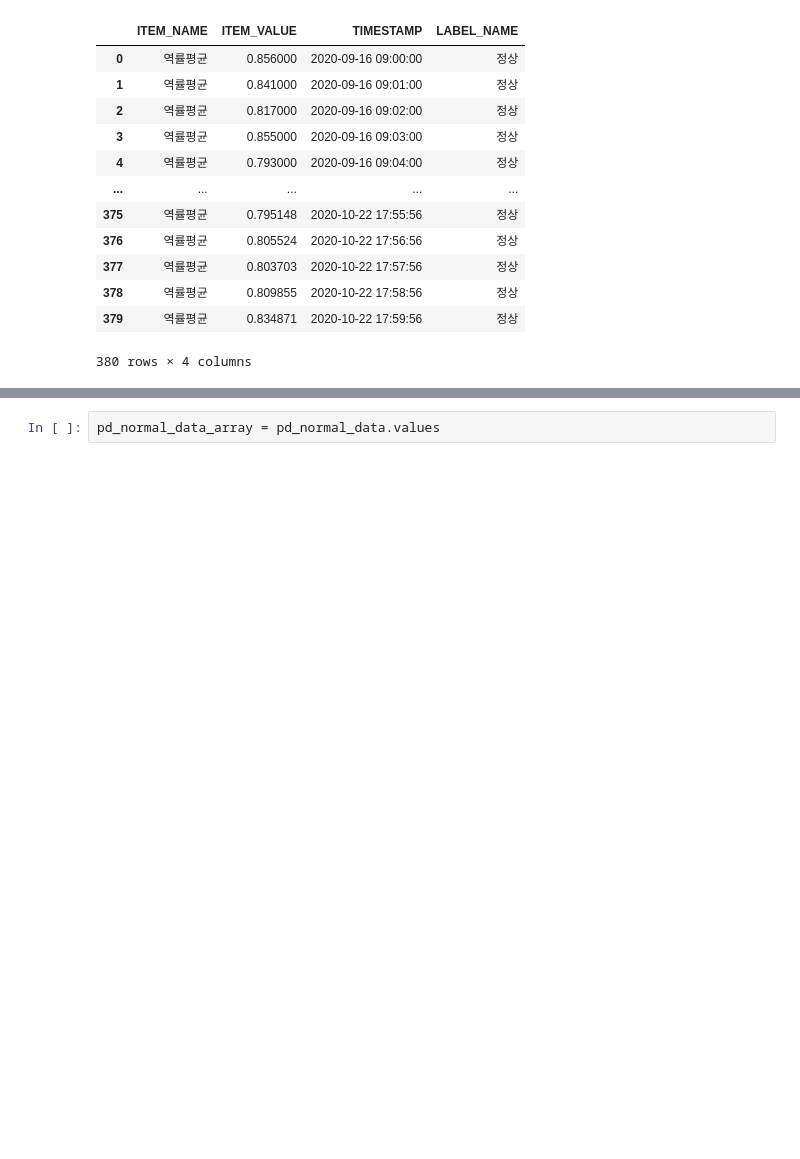
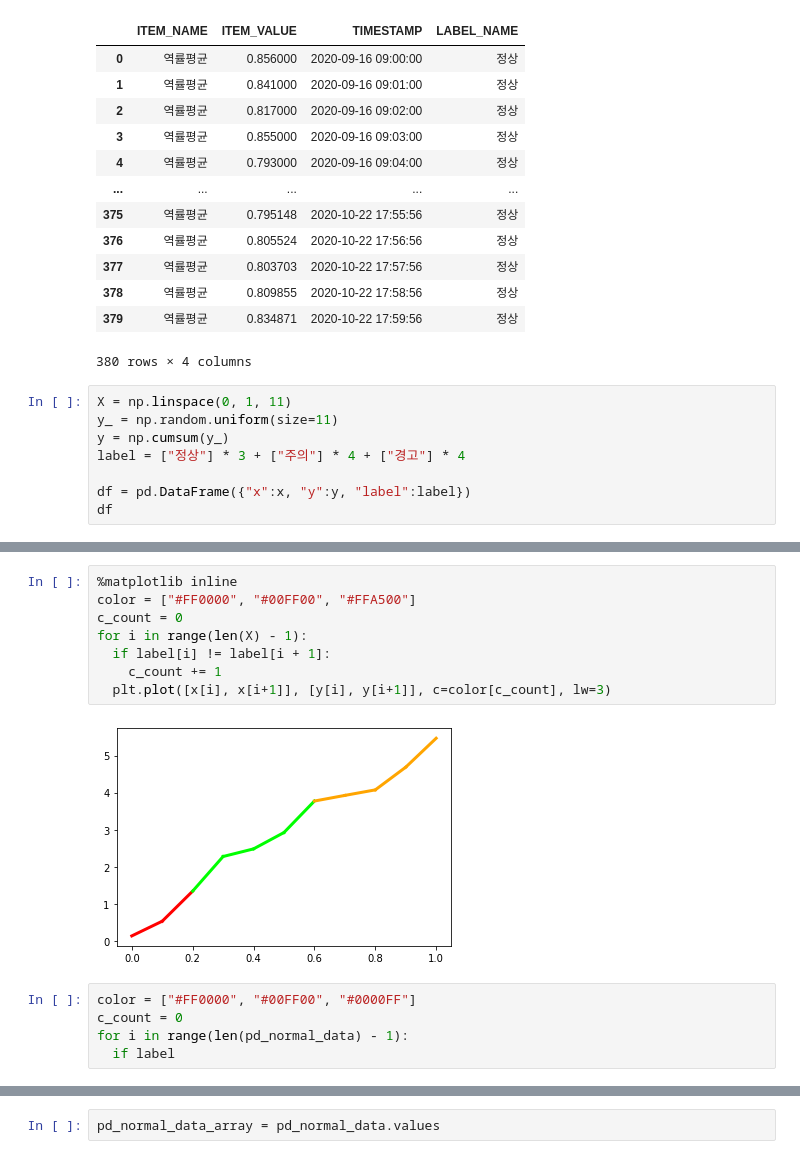
Before and after one commit to EdgeOfNetwork/TimeSeries, a Jupyter notebook: soh_labeled.ipynb, the cells around one changed output, grey strips where cells are left out. Cells and saved outputs as stored; diff of their text form; blank space fills up the shorter version.

```diff
--- a/soh_labeled.ipynb
+++ b/soh_labeled.ipynb
@@ -47,3 +105,11 @@ pd_normal_data
 | 378 | 역률평균 | 0.809855 | 2020-10-22 17:58:56 | 정상 |
 | 379 | 역률평균 | 0.834871 | 2020-10-22 17:59:56 | 정상 |
 380 rows × 4 columns
+# %%
+X = np.linspace(0, 1, 11)
+y_ = np.random.uniform(size=11)
+y = np.cumsum(y_)
+label = ["정상"] * 3 + ["주의"] * 4 + ["경고"] * 4
+
+df = pd.DataFrame({"x":x, "y":y, "label":label})
+df
@@ -49,0 +129,15 @@ pd_normal_data
+# %%
+%matplotlib inline
+color = ["#FF0000", "#00FF00", "#FFA500"]
+c_count = 0
+for i in range(len(X) - 1):
+  if label[i] != label[i + 1]:
+    c_count += 1
+  plt.plot([x[i], x[i+1]], [y[i], y[i+1]], c=color[c_count], lw=3)
+# %% [output]
+[figure, added]
+# %%
+color = ["#FF0000", "#00FF00", "#0000FF"]
+c_count = 0
+for i in range(len(pd_normal_data) - 1):
+  if label
```
Also changed, not shown: parts of 11 cells of this notebook, 1 other file.
